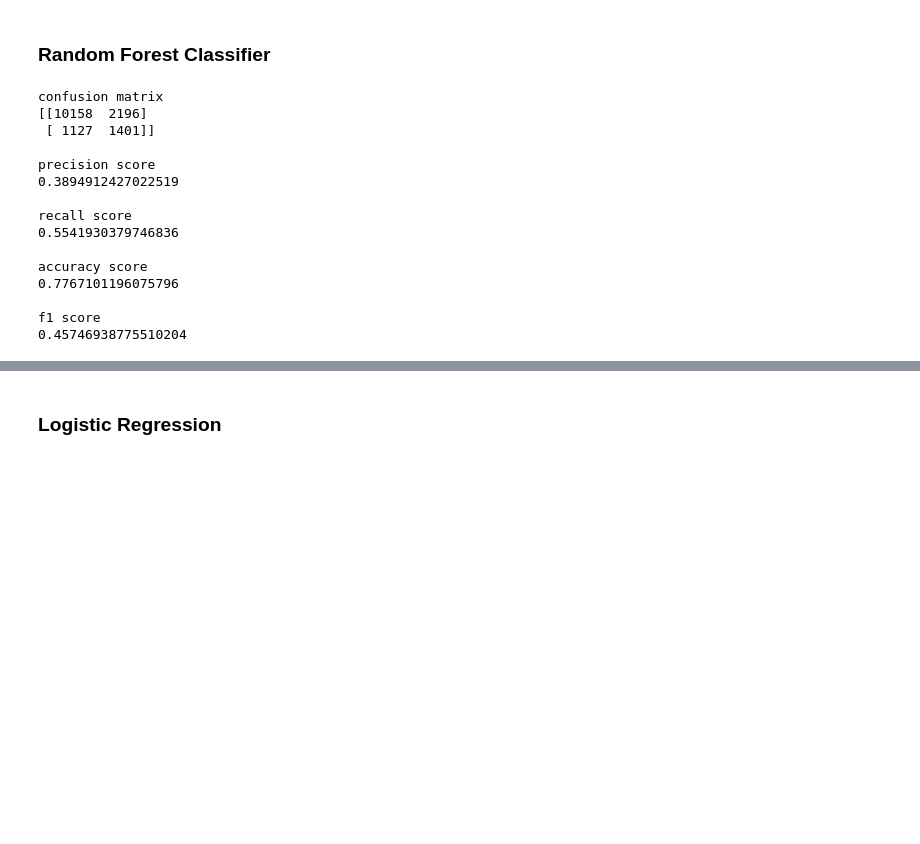
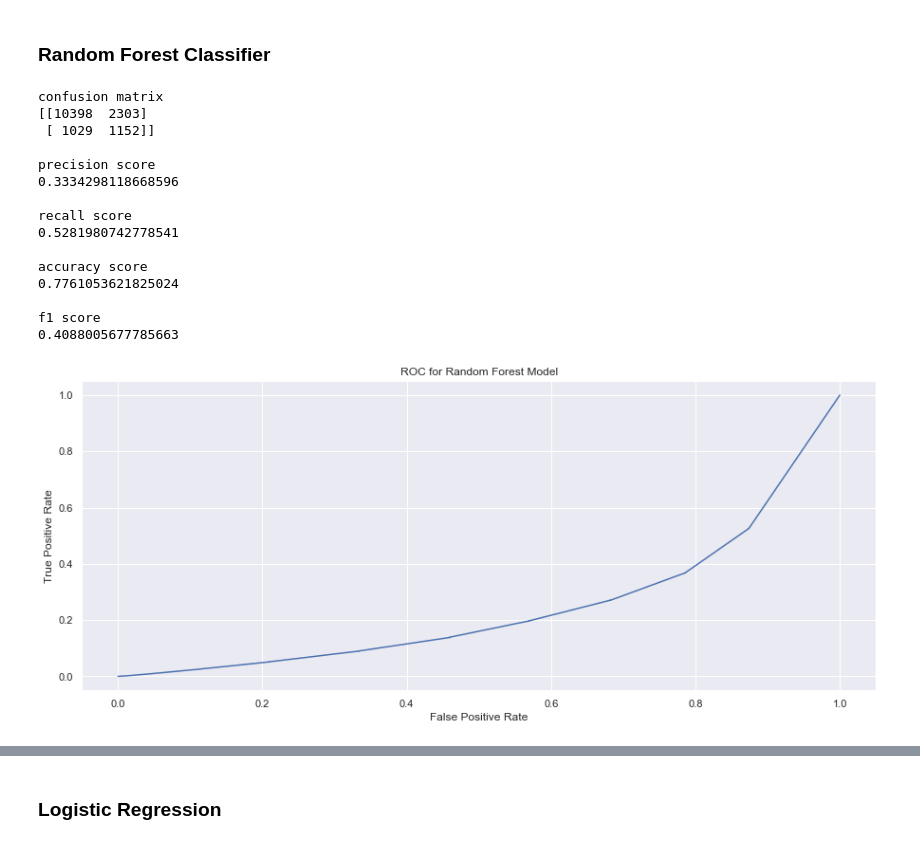
Before and after one commit to coshmeo/springboard, a Jupyter notebook: ultimate_challenge/Solution.ipynb, the cells around one changed output, grey strips where cells are left out. Saved outputs shown, nothing was run; the diff lists cells and outputs as text; code cells hidden in the pictures; blank space fills up the shorter version.

```diff
--- a/ultimate_challenge/Solution.ipynb
+++ b/ultimate_challenge/Solution.ipynb
@@ -454,32 +447,55 @@ f1 = f1_score(prd, y_test)
+# %%
+rf_prd = rf.predict(X_test)
+rf_prob = rf.predict_proba(X_test)[:, 1]
+# %%
+# compute metrics
+rf_cm = confusion_matrix(rf_prd, y_test)
+rf_precision = precision_score(rf_prd, y_test)
+rf_recall = recall_score(rf_prd, y_test)
+rf_accuracy = accuracy_score(rf_prd, y_test)
+rf_f1 = f1_score(rf_prd, y_test)
+
+# ROC
+rf_tpr, rf_fpr, thresholds = roc_curve(y_test, rf_prob)
 # %%
 print('confusion matrix')
-print(cm)
+print(rf_cm)
 print('')
 print('precision score')
-print(precision)
+print(rf_precision)
 print('')
 print('recall score')
-print(recall)
+print(rf_recall)
 print('')
 print('accuracy score')
-print(accuracy)
+print(rf_accuracy)
 print('')
 print('f1 score')
-print(f1)
+print(rf_f1)
+print('')
+
+# Plot ROC curve
+plt.figure(figsize=(15,6))
+plt.plot(rf_fpr, rf_tpr)
+plt.xlabel('False Positive Rate')
+plt.ylabel('True Positive Rate')
+plt.title('ROC for Random Forest Model')
+plt.show()
 # %% [output]
 confusion matrix
-[[10158  2196]
- [ 1127  1401]]
+[[10398  2303]
+ [ 1029  1152]]
 
 precision score
-0.3894912427022519
+0.3334298118668596
 
 recall score
-0.5541930379746836
+0.5281980742778541
 
 accuracy score
-0.7767101196075796
+0.7761053621825024
 
 f1 score
-0.45746938775510204
+0.4088005677785663
+[figure, added]
 # %%
```
Also changed, not shown: parts of 24 cells of this notebook.
